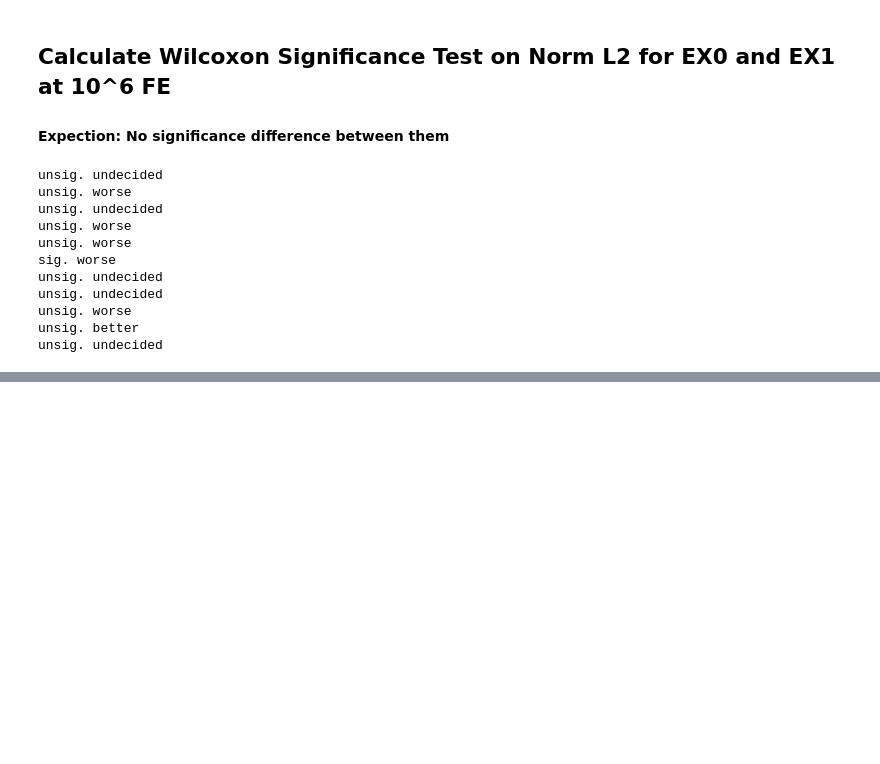
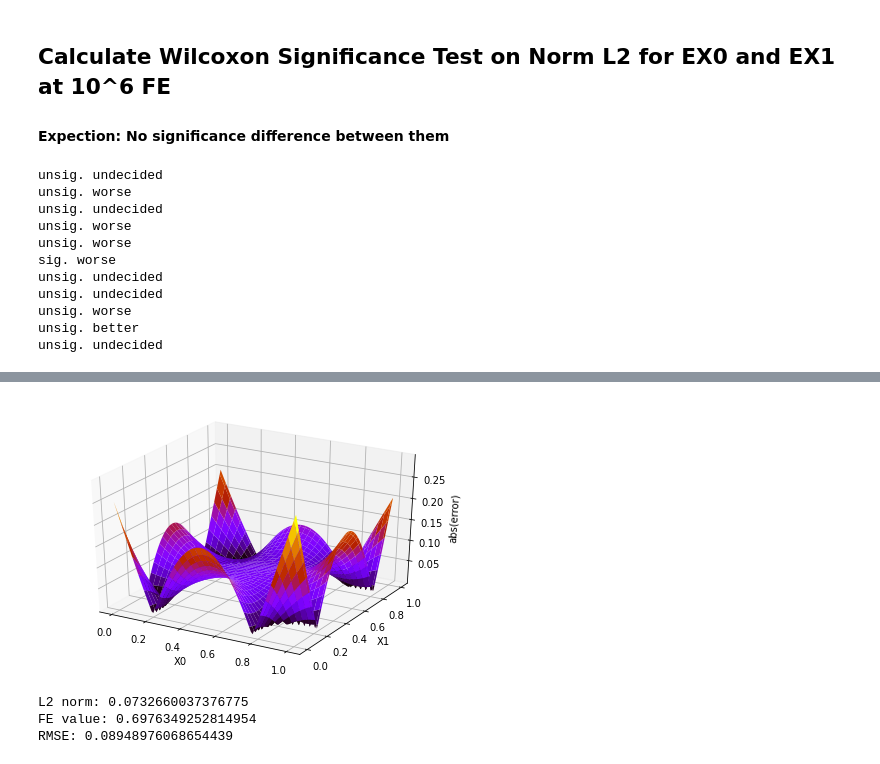
Before and after one commit to nicolai-schwartze/Masterthesis, a Jupyter notebook: code/experiments/experiment_1/ci_pde_1_evaluation.ipynb, the cells around one changed output, grey strips where cells are left out. Drawn from its saved outputs; the diff is of its cells as text; code cells hidden in the pictures; blank space fills up the shorter version.

Commit message:
gsk experiment non-adaptive

```diff
--- a/code/experiments/experiment_1/ci_pde_1_evaluation.ipynb
+++ b/code/experiments/experiment_1/ci_pde_1_evaluation.ipynb
@@ -523,0 +595,25 @@ plt.show()
+# %%
+sys.path.append("../../kernels")
+import KernelGauss as gak
+kernel = gak.KernelGauss()
+
+import matplotlib.pyplot as plt
+from mpl_toolkits.mplot3d import Axes3D
+from matplotlib import cm
+# %%
+best_pde4_index_parallel = np.argmax(pde_4_data_ex1_10_6)
+pde4_parallel_example = pp.loadExpObject("D:/Nicolai/MA_Data/experiment_1/cipde4_mpj_rep_" \
+                                         + str(best_pde4_index_parallel) + ".json")
+
+pp.plotABSError3D(kernel, pde4_parallel_example["sol_kernel"],\
+                  "<class 'CiPde4.CiPde4'>", 0, 1, name="abs_error_pde4_parallel.pdf")
+
+print("L2 norm: " + str(pde4_parallel_example["normL2"]))
+ind_id = np.argmin(pde4_parallel_example["fit_history"][-1])
+print("FE value: " + str(pde4_parallel_example["fit_history"][-1][ind_id]))
+print("RMSE: " + str(pp.calcRMSE(pde4_parallel_example)))
+# %% [output]
+[figure, added]
+L2 norm: 0.0732660037376775
+FE value: 0.6976349252814954
+RMSE: 0.08948976068654439
```
Also changed, not shown: parts of 8 cells of this notebook, 53 other files.
